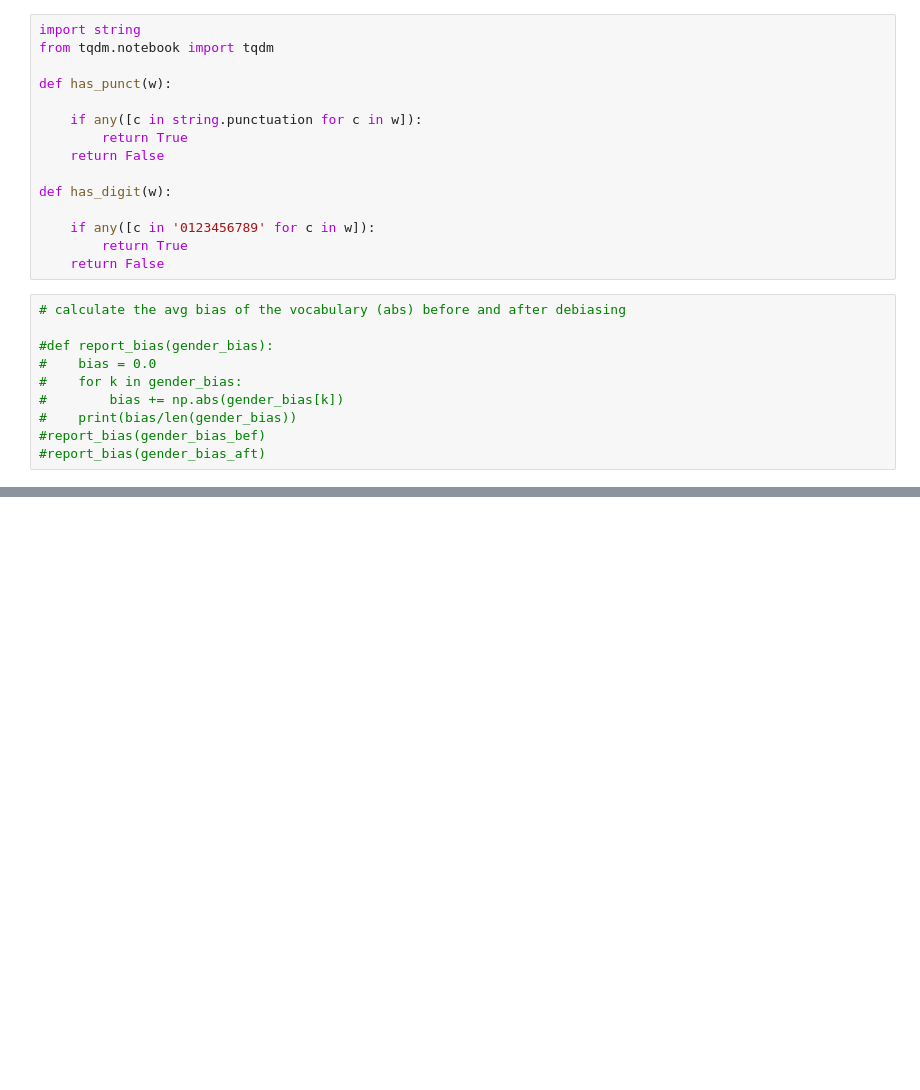
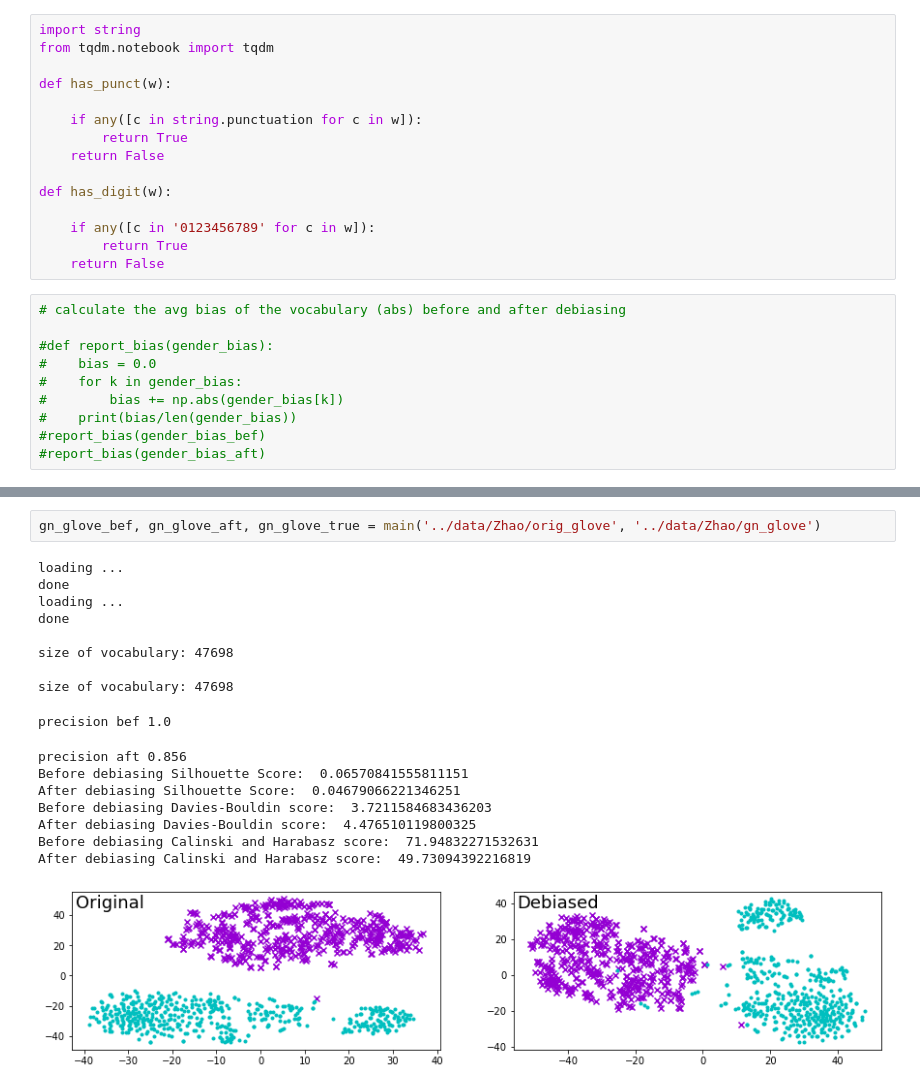
Before and after one commit to ChristianCme/6882finalproject, a Jupyter notebook: Visualization/remaining_bias_2018.ipynb, the cells around one changed output, grey strips where cells are left out. Drawn from its saved outputs; the diff is of its cells as text; blank space fills up the shorter version.

```diff
--- a/Visualization/remaining_bias_2018.ipynb
+++ b/Visualization/remaining_bias_2018.ipynb
@@ -271,0 +282,20 @@ After debiasing Silhouette Score:  0.049999899877441766
+# %%
+gn_glove_bef, gn_glove_aft, gn_glove_true = main('../data/Zhao/orig_glove', '../data/Zhao/gn_glove')
+# %% [output]
+loading ...
+done
+loading ...
+done
+
+size of vocabulary: 47698
+
+size of vocabulary: 47698
+precision bef 1.0
+precision aft 0.856
+Before debiasing Silhouette Score:  0.06570841555811151
+After debiasing Silhouette Score:  0.04679066221346251
+Before debiasing Davies-Bouldin score:  3.7211584683436203
+After debiasing Davies-Bouldin score:  4.476510119800325
+Before debiasing Calinski and Harabasz score:  71.94832271532631
+After debiasing Calinski and Harabasz score:  49.73094392216819
+[figure, added]
```
Also changed, not shown: parts of 9 cells of this notebook.
